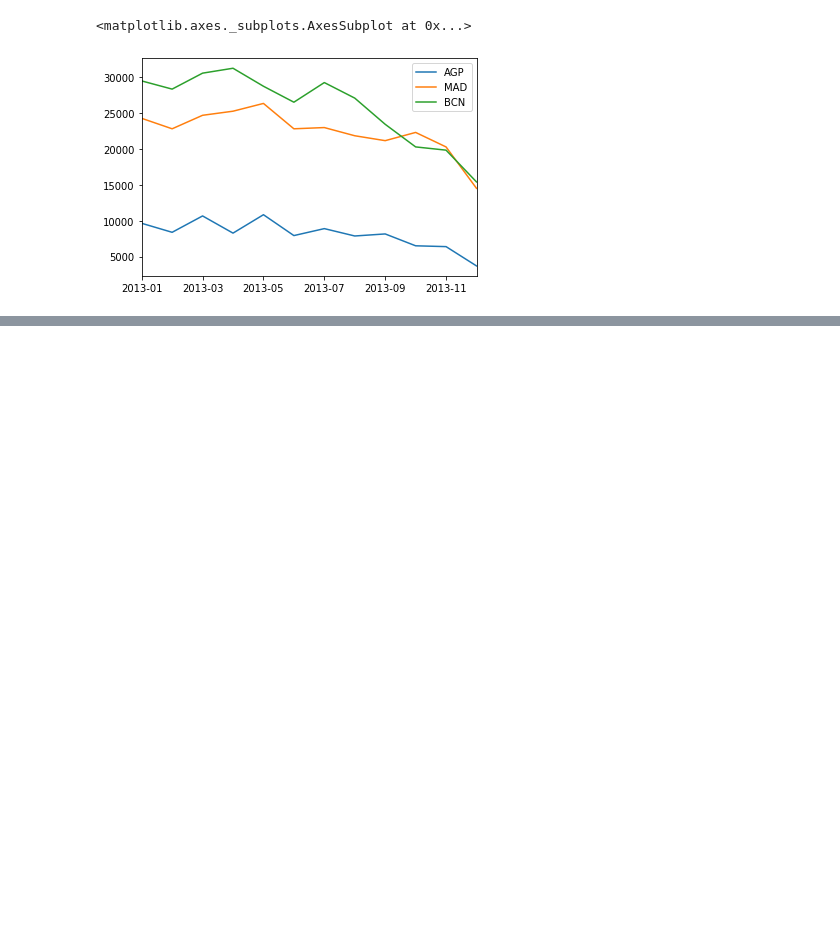
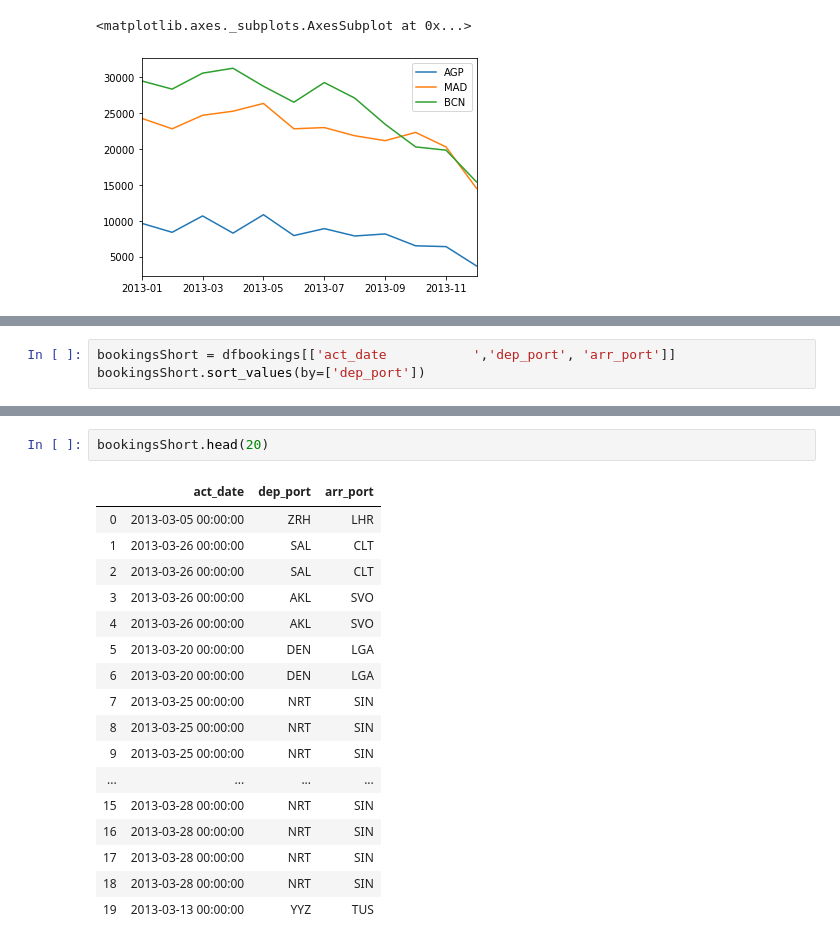
Before and after one commit to angelrps/MasterDataScience, a Jupyter notebook: 200111_DataScienceChallenge/Amadeus_Challenge_Test.ipynb, the cells around one changed output, grey strips where cells are left out. Cells and saved outputs as stored; diff of their text form; blank space fills up the shorter version.

```diff
--- a/200111_DataScienceChallenge/Amadeus_Challenge_Test.ipynb
+++ b/200111_DataScienceChallenge/Amadeus_Challenge_Test.ipynb
@@ -147,0 +209,3 @@ FINALdata.plot()
+# %%
+bookingsShort = dfbookings[['act_date           ','dep_port', 'arr_port']]
+bookingsShort.sort_values(by=['dep_port'])
@@ -147,0 +226,20 @@ FINALdata.plot()
+# %%
+bookingsShort.head(20)
+# %% [output]
+|  | act_date | dep_port | arr_port |
+| 0 | 2013-03-05 00:00:00 | ZRH | LHR |
+| 1 | 2013-03-26 00:00:00 | SAL | CLT |
+| 2 | 2013-03-26 00:00:00 | SAL | CLT |
+| 3 | 2013-03-26 00:00:00 | AKL | SVO |
+| 4 | 2013-03-26 00:00:00 | AKL | SVO |
+| 5 | 2013-03-20 00:00:00 | DEN | LGA |
+| 6 | 2013-03-20 00:00:00 | DEN | LGA |
+| 7 | 2013-03-25 00:00:00 | NRT | SIN |
+| 8 | 2013-03-25 00:00:00 | NRT | SIN |
+| 9 | 2013-03-25 00:00:00 | NRT | SIN |
+| ... | ... | ... | ... |
+| 15 | 2013-03-28 00:00:00 | NRT | SIN |
+| 16 | 2013-03-28 00:00:00 | NRT | SIN |
+| 17 | 2013-03-28 00:00:00 | NRT | SIN |
+| 18 | 2013-03-28 00:00:00 | NRT | SIN |
+| 19 | 2013-03-13 00:00:00 | YYZ | TUS |
```
Also changed, not shown: parts of 9 cells of this notebook, 1 other file.
